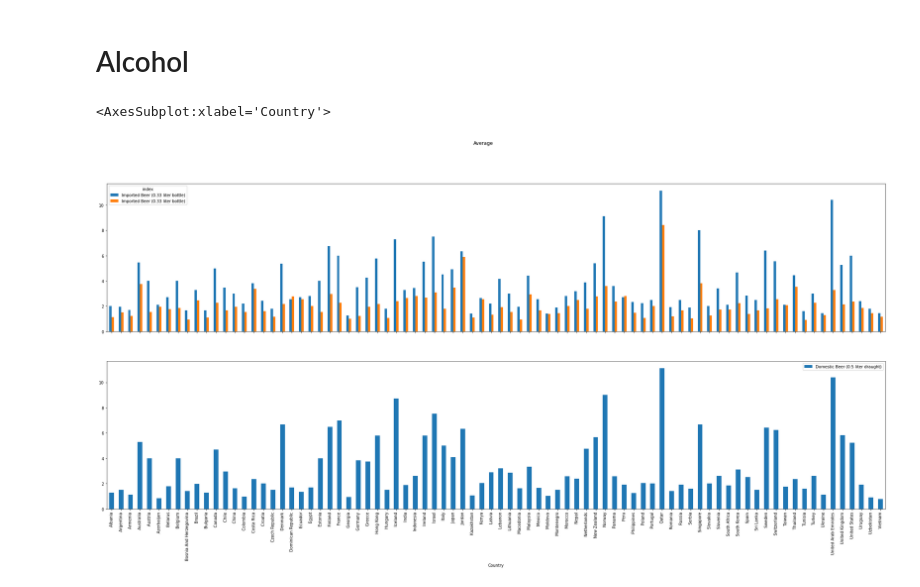
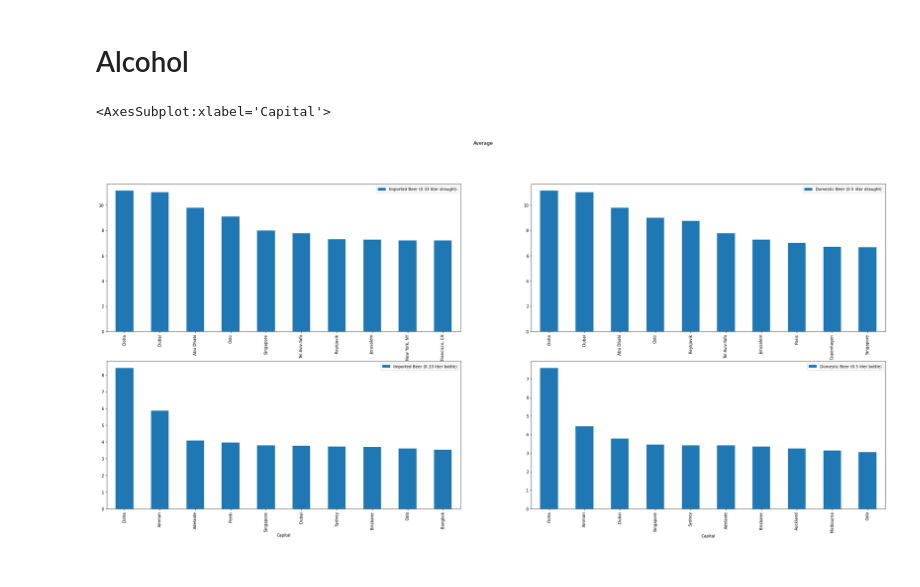
Before and after one commit to The-DigitalAcademy/innovators-cost-of-living-analysis, a Jupyter notebook: analysis.ipynb, the cells around one changed output. Drawn from its saved outputs; the diff is of its cells as text; code cells hidden in the pictures.

```diff
--- a/analysis.ipynb
+++ b/analysis.ipynb
@@ -132,12 +133,20 @@ top_10_mcd.plot(y='McMeal at McDonalds (or Equivalent Combo Meal)',ax=axs[1],kin
 # %% [markdown]
 # Alcohol
 # %%
+top_10_import_draught= capital.sort_values(by='Imported Beer (0.33 liter draught)',ascending=False).head(10)
+top_10_domestic_draught = capital.sort_values(by='Domestic Beer (0.5 liter draught)',ascending=False).head(10)
 top_10_import_beer= capital.sort_values(by='Imported Beer (0.33 liter bottle)',ascending=False).head(10)
-top_10_domestic_beer = capital.sort_values(by='Domestic Beer (0.5 liter draught)',ascending=False).head(10)
-fig, axs = plt.subplots(2,sharex=True,figsize=(35,15))
+top_10_domestic_beer = capital.sort_values(by='Domestic Beer (0.5 liter bottle)',ascending=False).head(10)
+top_10_wine = capital.sort_values(by='Bottle of Wine (Mid-Range)',ascending=False).head(10)
+
+fig, axs = plt.subplots(2,2 ,figsize=(35,15))
 fig.suptitle('Average')
-top_10_import_beer.plot(y='Imported Beer (0.33 liter bottle)',ax=axs[0],kind='bar')
-top_10_domestic_beer.plot(y='Domestic Beer (0.5 liter draught)',ax=axs[1],kind='bar')
+
+top_10_import_draught.plot(y='Imported Beer (0.33 liter draught)',ax=axs[0][0],kind='bar')
+top_10_domestic_draught.plot(y='Domestic Beer (0.5 liter draught)',ax=axs[0][1],kind='bar')
+top_10_import_beer.plot(y='Imported Beer (0.33 liter bottle)',ax=axs[1][0],kind='bar')
+top_10_domestic_beer.plot(y='Domestic Beer (0.5 liter bottle)',ax=axs[1][1],kind='bar')
+top_10_wine.plot(y='Domestic Beer (0.5 liter bottle)',kind='bar',figsize=(35,15))
 # %% [output]
-<AxesSubplot:xlabel='Country'>
+<AxesSubplot:xlabel='Capital'>
-[figure, old version]
+[figure, new version]
```
Also changed, not shown: parts of 3 cells of this notebook.
